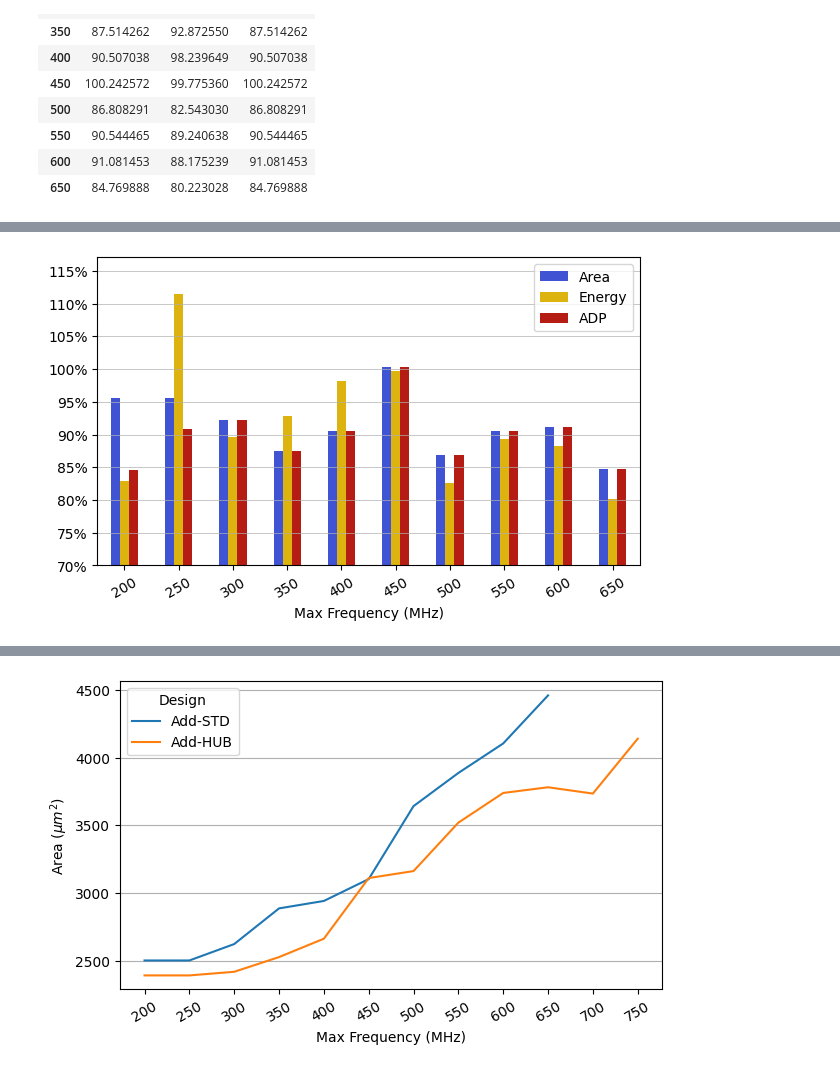
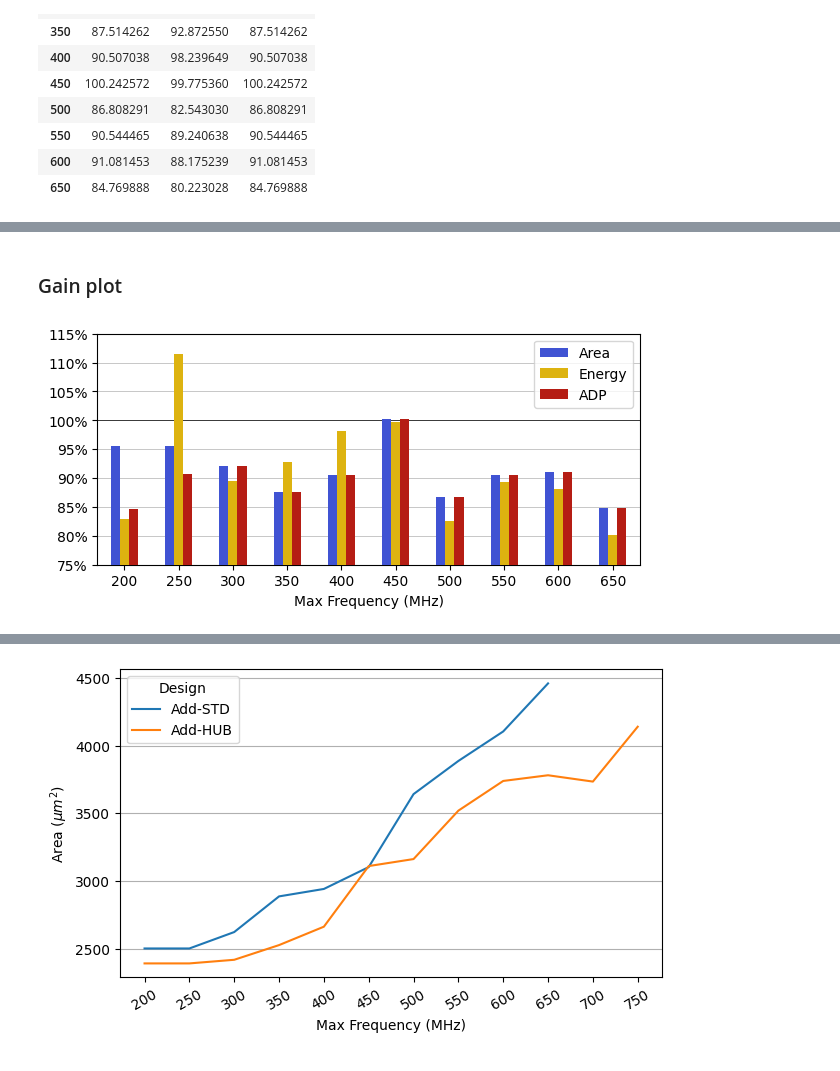
Before and after one commit to artecs-group/hub-posit, a Jupyter notebook: synth/plot_graphs.ipynb, the cells around one changed output, grey strips where cells are left out. Saved outputs shown, nothing was run; the diff lists cells and outputs as text; code cells hidden in the pictures.

Commit message:
Figures

```diff
--- a/synth/plot_graphs.ipynb
+++ b/synth/plot_graphs.ipynb
@@ -34,0 +37,4 @@ adder_df.tail()
+# %%
+# Select certain bitwidth
+adder_df = adder_df.query(f'Bits == {BITS}')
+adder_df.tail()
@@ -38,11 +51,16 @@ adder_df.tail()
 # adder_df = adder_df[adder_df["Delay"] <= round(1000/adder_df["Freq"], 2)]
 adder_df = adder_df.query('Slack == "MET" & Freq != 0')
 
-area_df = adder_df[["Area", "Design", "Freq"]].groupby(["Design", "Freq"], sort=False).sum().unstack(0)
-power_df = adder_df[["Power", "Design", "Freq"]].groupby(["Design", "Freq"], sort=False).sum().unstack(0)
-delay_df = adder_df[["Delay", "Design", "Freq"]].groupby(["Design", "Freq"], sort=False).sum().unstack(0)
-energy_df = adder_df[["Energy", "Design", "Freq"]].groupby(["Design", "Freq"], sort=False).sum().unstack(0)
-ADP_df = adder_df[["ADP", "Design", "Freq"]].groupby(["Design", "Freq"], sort=False).sum().unstack(0)
+area_df = adder_df[["Area", "Design", "Freq"]].groupby(
+    ["Design", "Freq"], sort=False).sum().unstack(0)
+power_df = adder_df[["Power", "Design", "Freq"]].groupby(
+    ["Design", "Freq"], sort=False).sum().unstack(0)
+delay_df = adder_df[["Delay", "Design", "Freq"]].groupby(
+    ["Design", "Freq"], sort=False).sum().unstack(0)
+energy_df = adder_df[["Energy", "Design", "Freq"]].groupby(
+    ["Design", "Freq"], sort=False).sum().unstack(0)
+ADP_df = adder_df[["ADP", "Design", "Freq"]].groupby(
+    ["Design", "Freq"], sort=False).sum().unstack(0)
 
 area_df.head()
 # %% [output]
@@ -59,9 +101,10 @@ area_df.head()
 area_gain = 100 * area_df['Area']['Add-HUB'] / area_df['Area']['Add-STD']
 power_gain = 100 * power_df['Power']['Add-HUB'] / power_df['Power']['Add-STD']
 delay_gain = 100 * delay_df['Delay']['Add-HUB'] / delay_df['Delay']['Add-STD']
-energy_gain = 100 * energy_df['Energy']['Add-HUB'] / energy_df['Energy']['Add-STD']
+energy_gain = 100 * energy_df['Energy']['Add-HUB'] / \
+    energy_df['Energy']['Add-STD']
 adp_gain = 100 * ADP_df['ADP']['Add-HUB'] / ADP_df['ADP']['Add-STD']
 
-energy_gain
+area_gain
 # %% [output]
 Freq
@@ -86,7 +129,7 @@ gain_df = pd.DataFrame([
     energy_gain,
     adp_gain
 ]
-).drop([700, 750], axis=1).T
+).drop(area_gain[area_gain.isna()].index.to_list(), axis=1).T
 
 gain_df.columns = [
     'Area',
@@ -94,7 +137,7 @@ gain_df.columns = [
     # 'Delay',
     'Energy',
     'ADP'
-    ]
+]
 gain_df
 # %% [output]
 |  | Area | Energy | ADP |
@@ -112,26 +177,30 @@ gain_df
+# %% [markdown]
+### Gain plot
 # %%
 # colors = ['#1779ba', '#ffab00', '#36b37e', '#ff5630']
 colors = ['#4053D3', '#DDB310', '#B51D14', '#00BEFF', '#FB49B0', '#00B25D']
 # colors = ['#ebac23', '#b80058', '#008cf9', '#006e00', '#00bbad', '#d163e6', '#b24502', '#ff9287', '#5954d6', '#00c6f8', '#878500', '#00a76c', '#bdbdbd']
 
-
+ylim = (75, 115)
 ax = gain_df.plot.bar(
-    rot=30,
+    rot=0,
     color=colors,
-    figsize=(7,4)
+    zorder=3,
+    figsize=(7, 3),
 )
 ax.yaxis.set_major_formatter(mtick.PercentFormatter(decimals=0))
-ax.set_yticks(range(70, 115+1, 5))
+ax.set_yticks(range(ylim[0], ylim[1]+1, 5))
 
 # plt.hlines(y=100, xmin=-100, xmax=100, linewidth=0.75, color='gray')
-plt.ylim(70)
+plt.ylim(ylim)
+plt.hlines(y=100, xmin=-1000, xmax=1000, colors='k', linewidth=0.5)
 # plt.legend(loc='upper center', ncol=1, bbox_to_anchor=(1.12, 1))
 plt.legend(loc='best')
 # plt.title('Hardware requirements of HUB Posit adder with respect to standard adder')
 plt.xlabel('Max Frequency (MHz)')
-plt.grid(True, axis='y', linewidth=0.5)
+plt.grid(True, axis='y', linewidth=0.5, zorder=0)
 
 plt.savefig('figs/adder_rate.pdf', bbox_inches="tight")
 plt.show()
 # %% [output]
-[figure, old version]
+[figure, new version]
```
Also changed, not shown: parts of 28 cells of this notebook, 33 other files.
